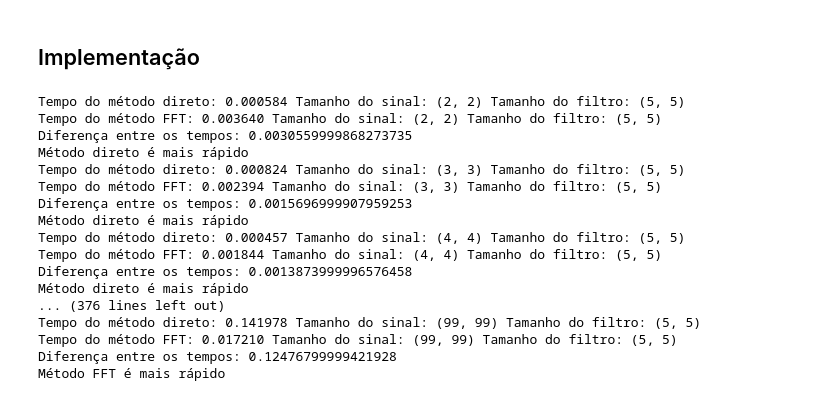
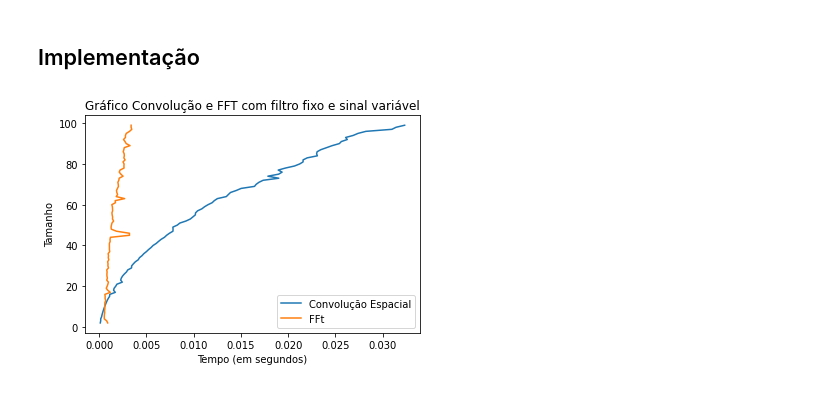
Before and after one commit to Sfrev/PDI-Trabalho2, a Jupyter notebook: trabalho2.ipynb, the cells around one changed output. Saved outputs shown, nothing was run; the diff lists cells and outputs as text; code cells hidden in the pictures.

```diff
--- a/trabalho2.ipynb
+++ b/trabalho2.ipynb
@@ -82,13 +82,15 @@ def filtroTransform(filtro, img):
 
     return Ffilt, freq_r, freq_c
 
-def testeTempoExecucao(sinal, filtro, numeroExecucoes):
+def testeTempoExecucao(sinal, filtro, numeroExecucoes, lista1, lista2):
 
     #filtro, _, _ = filtroTransform(filtro, sinal)
     convolveDirect = np.zeros(sinal.shape, dtype=np.uint16)
     convolveFFT = np.zeros(sinal.shape, dtype=np.uint16)
     convolveDirect_time = timeit.timeit(convolveDirect := lambda : (signal.convolve(sinal, filtro, method='direct')), number = numeroExecucoes)
+    lista1.append(convolveDirect_time)
     convolveFFT_time = timeit.timeit(convolveFFT := lambda : (signal.convolve(sinal, filtro, method='fft')), number = numeroExecucoes)
+    lista2.append(convolveFFT_time)
     print("Tempo do método direto: %f" % convolveDirect_time + " Tamanho do sinal: " + str(sinal.shape) + " Tamanho do filtro: " + str(filtro.shape))
     print("Tempo do método FFT: %f" % convolveFFT_time + " Tamanho do sinal: " + str(sinal.shape) + " Tamanho do filtro: " + str(filtro.shape))
     compararTempoMetodos(convolveDirect_time, convolveFFT_time)
@@ -107,26 +109,42 @@ def compararTempoMetodos(timeDirect, timeFFT):
 # %%
 # Filtro fixo e sinal váriavel
 filtro = random_matrix(5,5)
+lista_conv = []
+lista_fft = []
 for i in range(2, 100):
     sinal = random_matrix(i, i)
-    testeTempoExecucao(sinal, filtro, 10)
+    testeTempoExecucao(sinal, filtro, 10, lista_conv, lista_fft)
-# %% [output]
-Tempo do método direto: 0.000584 Tamanho do sinal: (2, 2) Tamanho do filtro: (5, 5)
-Tempo do método FFT: 0.003640 Tamanho do sinal: (2, 2) Tamanho do filtro: (5, 5)
-Diferença entre os tempos: 0.0030559999868273735
-Método direto é mais rápido
-Tempo do método direto: 0.000824 Tamanho do sinal: (3, 3) Tamanho do filtro: (5, 5)
-Tempo do método FFT: 0.002394 Tamanho do sinal: (3, 3) Tamanho do filtro: (5, 5)
-Diferença entre os tempos: 0.0015696999907959253
-Método direto é mais rápido
-Tempo do método direto: 0.000457 Tamanho do sinal: (4, 4) Tamanho do filtro: (5, 5)
-Tempo do método FFT: 0.001844 Tamanho do sinal: (4, 4) Tamanho do filtro: (5, 5)
-Diferença entre os tempos: 0.0013873999996576458
-Método direto é mais rápido
-... (376 lines left out)
-Tempo do método direto: 0.141978 Tamanho do sinal: (99, 99) Tamanho do filtro: (5, 5)
-Tempo do método FFT: 0.017210 Tamanho do sinal: (99, 99) Tamanho do filtro: (5, 5)
-Diferença entre os tempos: 0.12476799999421928
-Método FFT é mais rápido
+# %%
+map(float,lista_conv)
+map(float, lista_fft)
+list_size = []
+
+for i in range(2, 100):
+    list_size.append(i)
+
+import matplotlib.pyplot as plt
+
+map(float, list_size)
+
+# line 1 points
+plt.plot(lista_conv, list_size, label = "Convolução Espacial")
+
+# line 2 points
+plt.plot(lista_fft, list_size, label = "FFt")
+
+# naming the x axis
+plt.xlabel('Tempo (em segundos)')
+# naming the y axis
+plt.ylabel('Tamanho')
+# giving a title to my graph
+plt.title('Gráfico Convolução e FFT com filtro fixo e sinal variável')
+
+# show a legend on the plot
+plt.legend()
+
+# function to show the plot
+plt.show()
+# %% [output]
+[figure, added]
 # %%
 # sinal fixo e filtro variável
```
Also changed, not shown: parts of 6 cells of this notebook, 9 other files.
